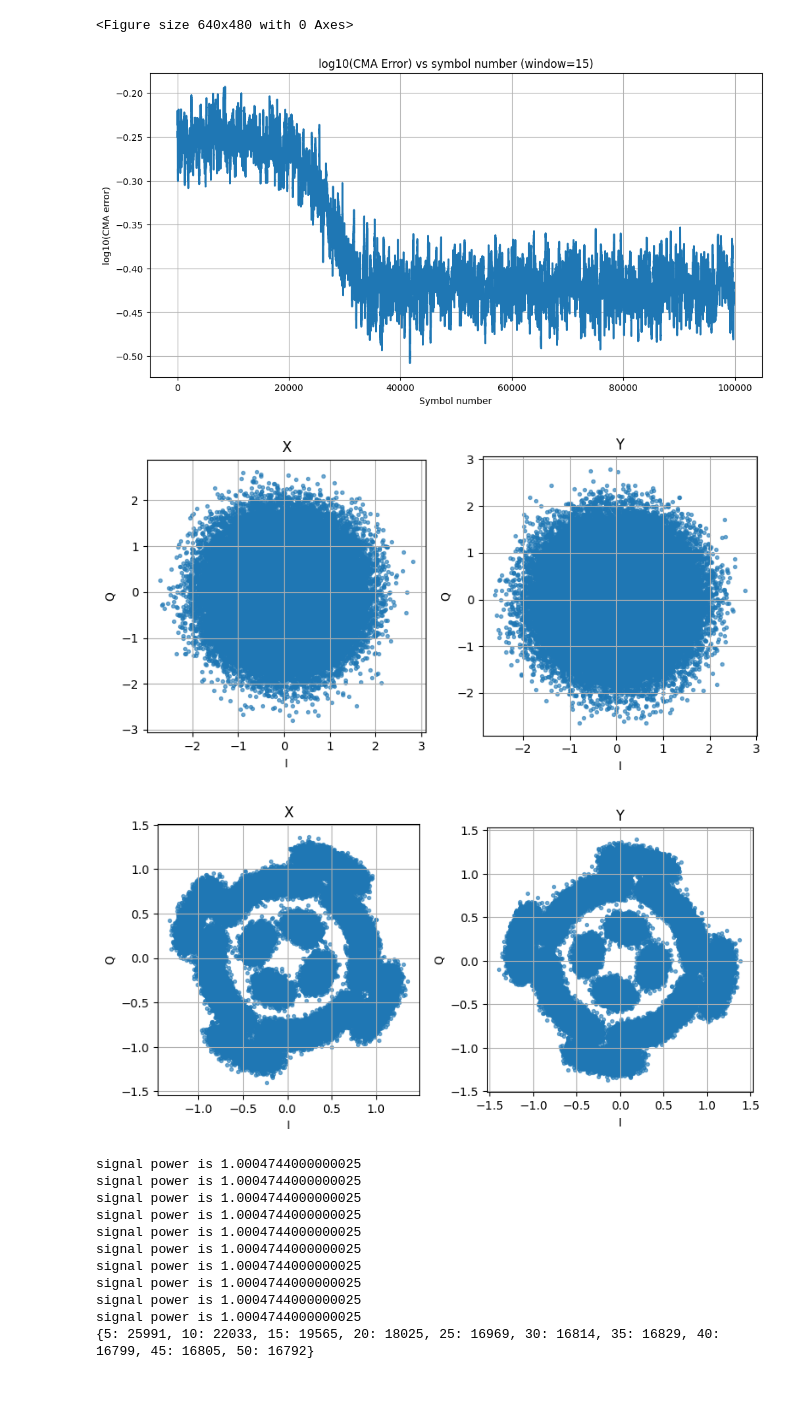
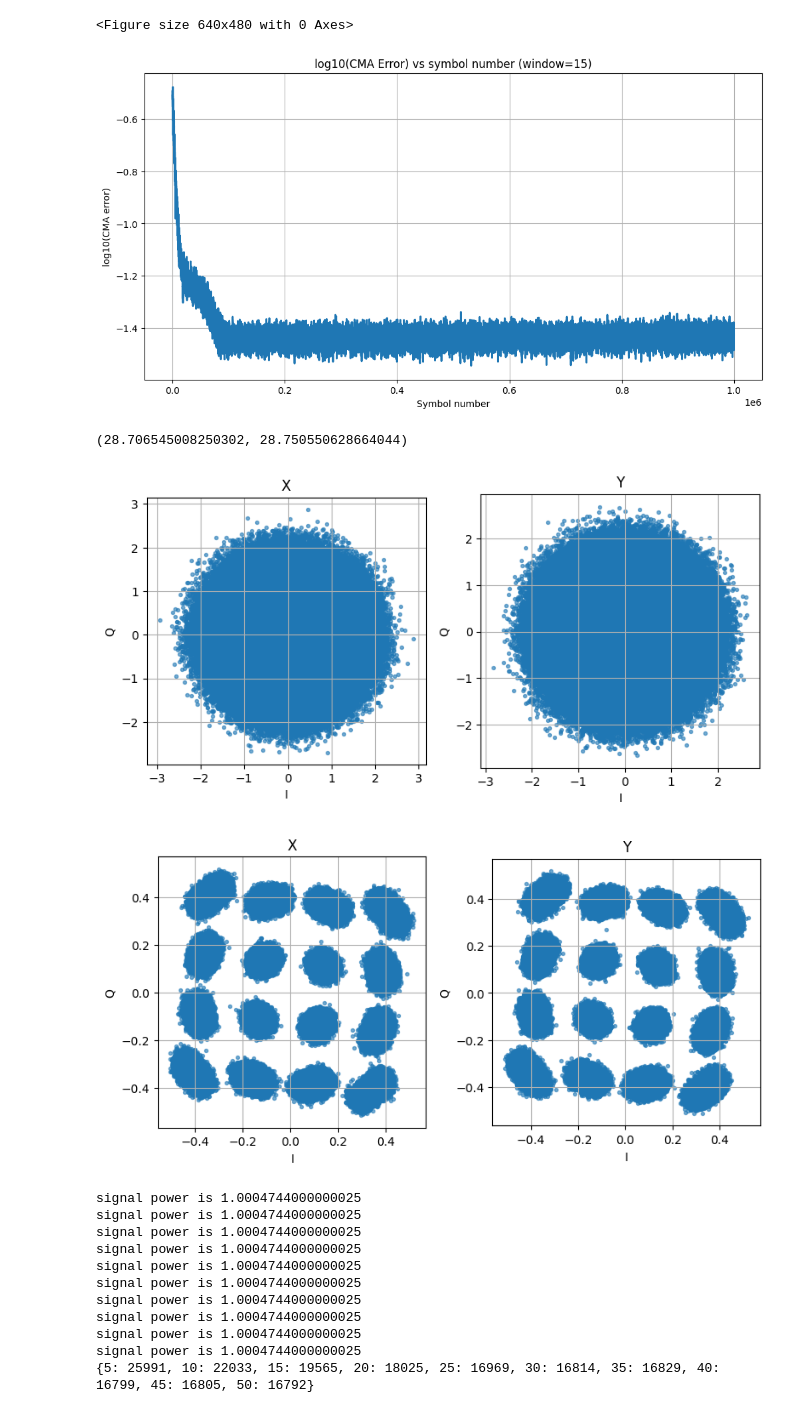
Before and after one commit to Denviser/RL-Project, a Jupyter notebook: DSP/cma_ucb.ipynb, the cells around one changed output. Drawn from its saved outputs; the diff is of its cells as text; code cells hidden in the pictures.

```diff
--- a/DSP/cma_ucb.ipynb
+++ b/DSP/cma_ucb.ipynb
@@ -7,6 +6,7 @@ import cma_utils
 N_symbols = 1000000
 
 E_in = cma_utils.gen_I_Q_16_qam(N_symbols)
+# E_in = cma_utils.gen_I_Q_qpsk(N_symbols)
 
 # check parameters with deepa ma'am
 num_taps = 51
@@ -21,19 +21,20 @@ DGD_ps_per_sqrt_km=19.764,
 L_m=10000, # fiber length
 N_sections=20, # number of fiber sections
 Rs=32e9, # 32 gbaud
-SpS=4 # samples per symbol
+# SpS=4 # samples per symbol
+SpS = 2,
 )
 
-# E_cfo = cma_utils.apply_cfo_both_polarisations(E_after_pmd, freq_offset, fs)
+E_cfo = cma_utils.apply_cfo_both_polarisations(E_after_pmd, freq_offset, fs)
 
-E_noisy = cma_utils.apply_awgn(E_after_pmd, 30)
+E_noisy = cma_utils.apply_awgn(E_cfo, 30)
 
 print("Input shape:", E_in.shape)
 print(E_in)
 print("Output shape:", E_after_pmd.shape)
 print(E_after_pmd)
 cma_utils.plot_constellation(E_in)
-cma_utils.plot_constellation(E_after_pmd)
+# cma_utils.plot_constellation(E_after_pmd)
 # cma_utils.plot_constellation(E_cfo)
 cma_utils.plot_constellation(E_noisy)
 # %% [output]
@@ -61,6 +61,7 @@ Output shape: (1000000, 2)
 # %%
 # avg_cost, last_symbol_error, pxx, pxy, pyx, pyy = cma_utils.cma_lbfgs(E_after_pmd, num_taps)
 # run this cell for cma, mcma, or vmcma:
-E_out, stats = cma_utils.mcma_python(E_noisy, num_taps,mu_CMA=0.5e-4)
-pxx, pxy, pyx, pyy, cma_error = stats['pxx'], stats['pyx'], stats['pyx'], stats['pyy'], stats['cma_error']
-symbols_with_cfo_correction=cma_utils.cfo_correction_both_pol(E_out, fs)
+E_out, stats = cma_utils.lms_cfo_joint(E_noisy, num_taps, mu=1e-4, mu_f=0.3e-4, fs=2e9)
+pxx, pxy, pyx, pyy, f_est, cma_error = stats['pxx'], stats['pyx'], stats['pyx'], stats['pyy'], stats['f_est'], stats['error']
+print(f_est)
+# symbols_with_cfo_correction=cma_utils.cfo_correction_both_pol(E_out, fs)
@@ -156,13 +159,15 @@ plt.grid(True)
 
 plt.show()
 # %% [output]
-[figure, old version]
+[figure, new version]
 # %%
+print(cma_utils.cluster_and_get_avg_snr(E_out))
 cma_utils.plot_constellation(E_noisy)
-cma_utils.plot_constellation(symbols_with_cfo_correction)
+cma_utils.plot_constellation(E_out)
 # %% [output]
+(28.706545008250302, 28.750550628664044)
-[figure, old version]
+[figure, new version]
-[figure, old version]
+[figure, new version]
 # %%
 SNR_desired = [5, 10, 15, 20, 25, 30, 35, 40, 45, 50]
 
```
Also changed, not shown: parts of 3 cells of this notebook, 1 other file.
